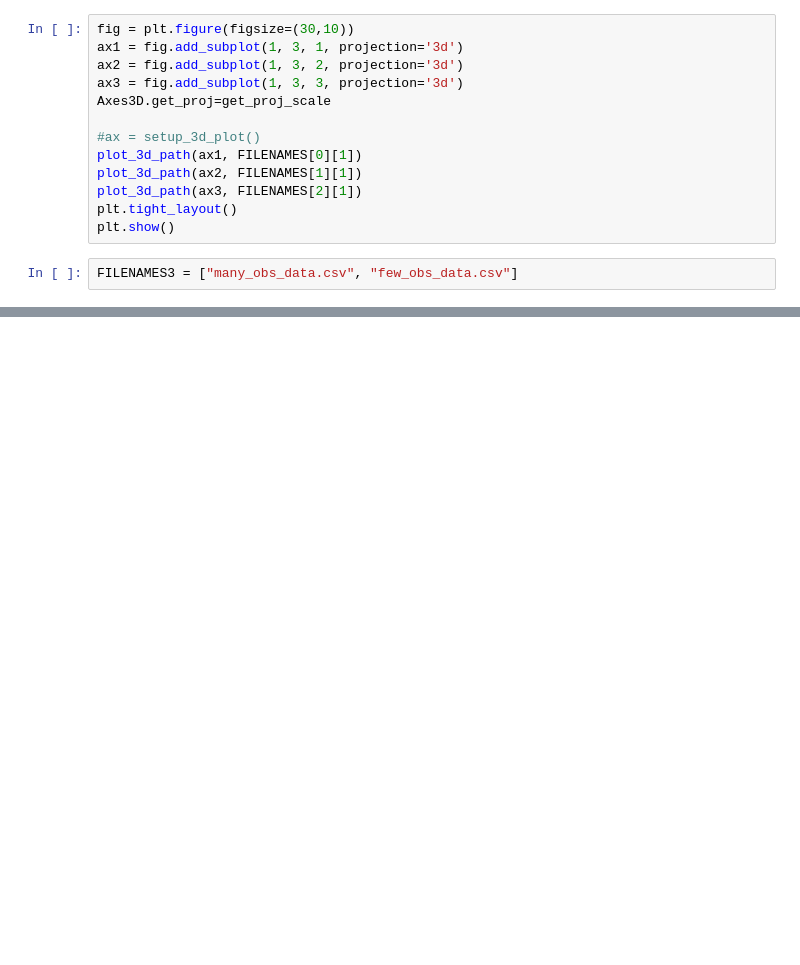
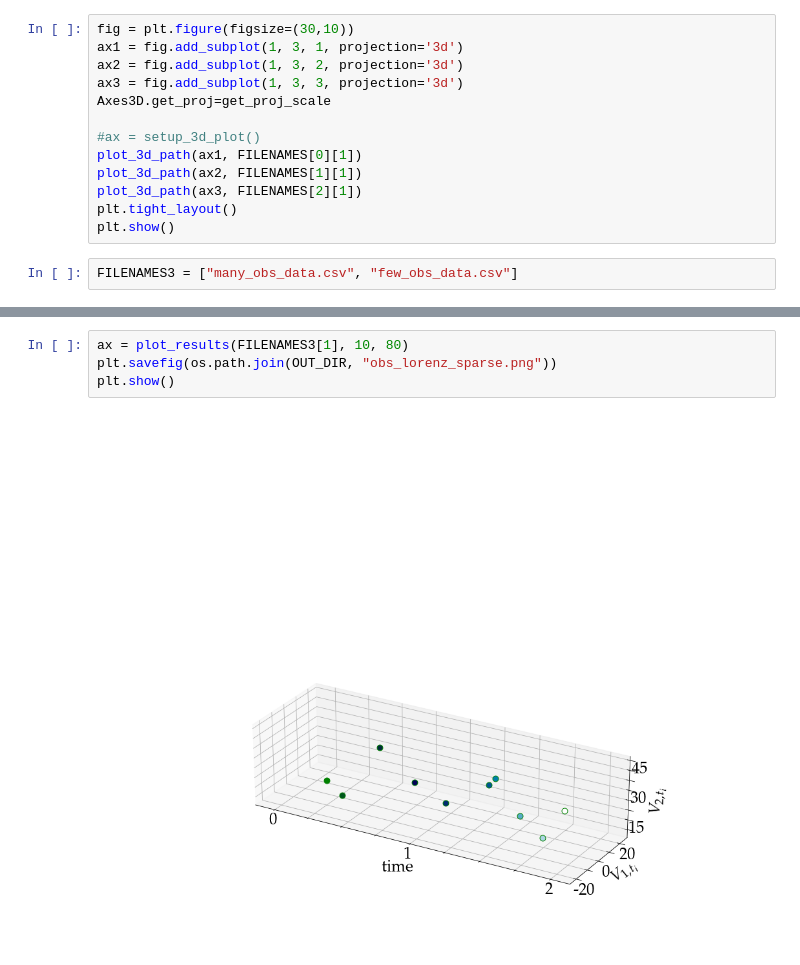
Before and after one commit to mmider/BridgeSDEInference.jl, a Jupyter notebook: scripts/papers/continuous_discrete_smoothing_of_diffusions/lorenz_plots.ipynb, the cells around one changed output, grey strips where cells are left out. Saved outputs shown, nothing was run; the diff lists cells and outputs as text; blank space fills up the shorter version.

```diff
--- a/scripts/papers/continuous_discrete_smoothing_of_diffusions/lorenz_plots.ipynb
+++ b/scripts/papers/continuous_discrete_smoothing_of_diffusions/lorenz_plots.ipynb
@@ -365,0 +425,6 @@ plot_results(FILENAMES3, 10)
+# %%
+ax = plot_results(FILENAMES3[1], 10, 80)
+plt.savefig(os.path.join(OUT_DIR, "obs_lorenz_sparse.png"))
+plt.show()
+# %% [output]
+[figure, added]
```
Also changed, not shown: parts of 8 cells of this notebook.
